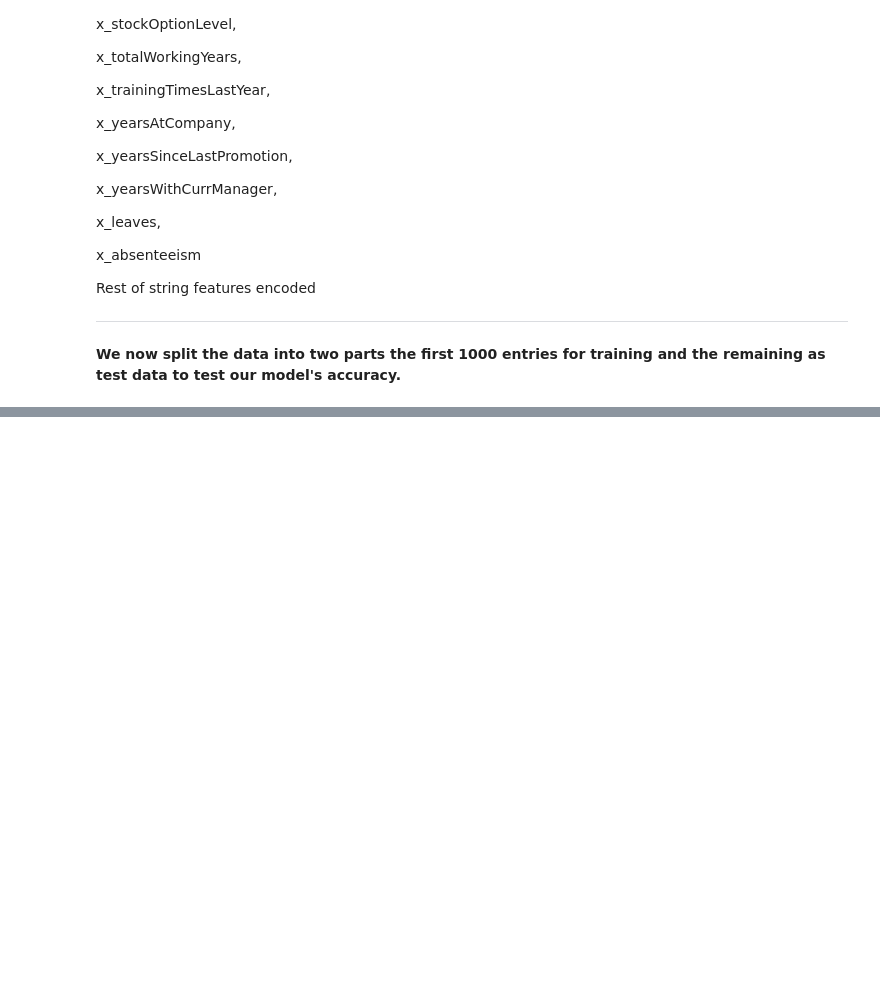
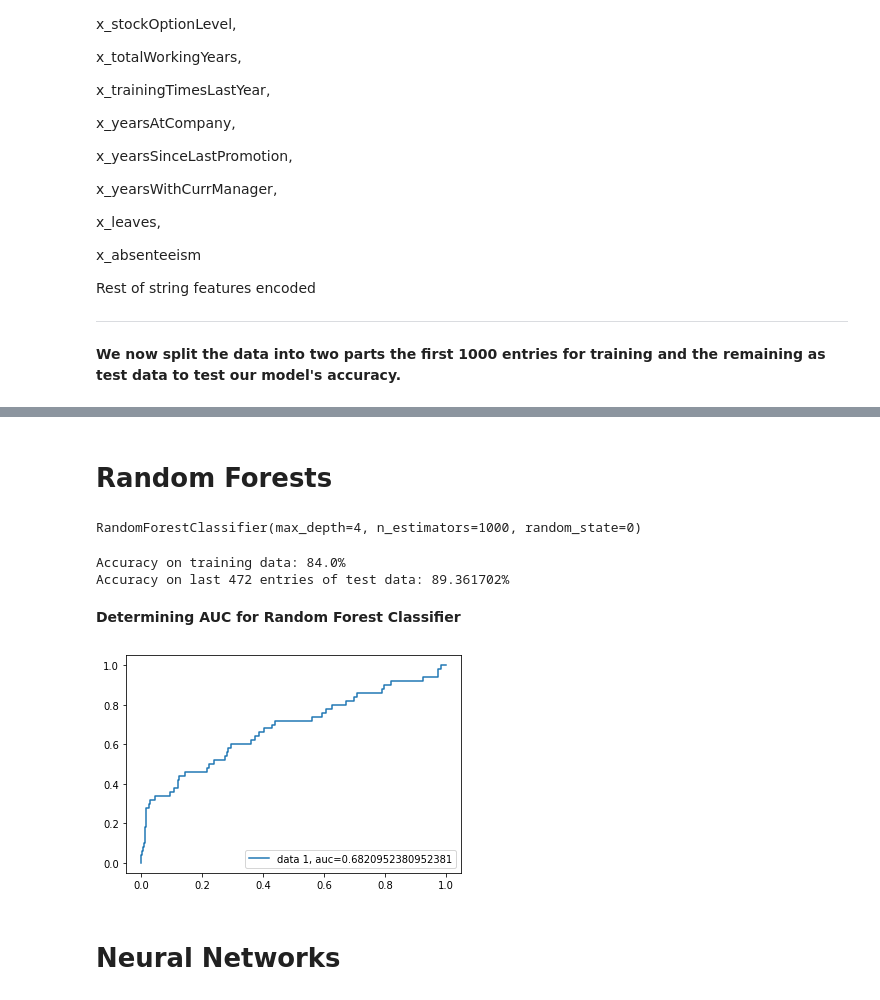
Before and after one commit to ashinsabu/attrition-classification, a Jupyter notebook: Atrrition Classification.ipynb, the cells around one changed output, grey strips where cells are left out. Saved outputs shown, nothing was run; the diff lists cells and outputs as text; code cells hidden in the pictures; blank space fills up the shorter version.

```diff
--- a/Atrrition Classification.ipynb
+++ b/Atrrition Classification.ipynb
@@ -247,0 +290,28 @@ testData = finalData[1000:]
+# %% [markdown]
+# **Random Forests**
+# %%
+from sklearn.ensemble import RandomForestClassifier
+
+RF = RandomForestClassifier(n_estimators=1000, max_depth=4, random_state=0)
+RF.fit(train_x, train_y)
+# %% [output]
+RandomForestClassifier(max_depth=4, n_estimators=1000, random_state=0)
+# %%
+print("Accuracy on training data: {}% ".format(round(RF.score(train_x,train_y),8)*100))
+print("Accuracy on last 472 entries of test data: {}% " .format(round(RF.score(test_x,test_y), 8)*100))
+# %% [output]
+Accuracy on training data: 84.0%
+Accuracy on last 472 entries of test data: 89.361702%
+# %% [markdown]
+**Determining AUC for Random Forest Classifier**
+# %%
+y_pred_proba = RF.predict_proba(test_x)[::,1]
+fpr, tpr, _ = metrics.roc_curve(test_y,  y_pred_proba)
+auc = metrics.roc_auc_score(test_y, y_pred_proba)
+plt.plot(fpr,tpr,label="data 1, auc="+str(auc))
+plt.legend(loc=4)
+plt.show()
+# %% [output]
+[figure, added]
+# %% [markdown]
+# **Neural Networks**
```
Also changed, not shown: parts of 9 cells of this notebook.
